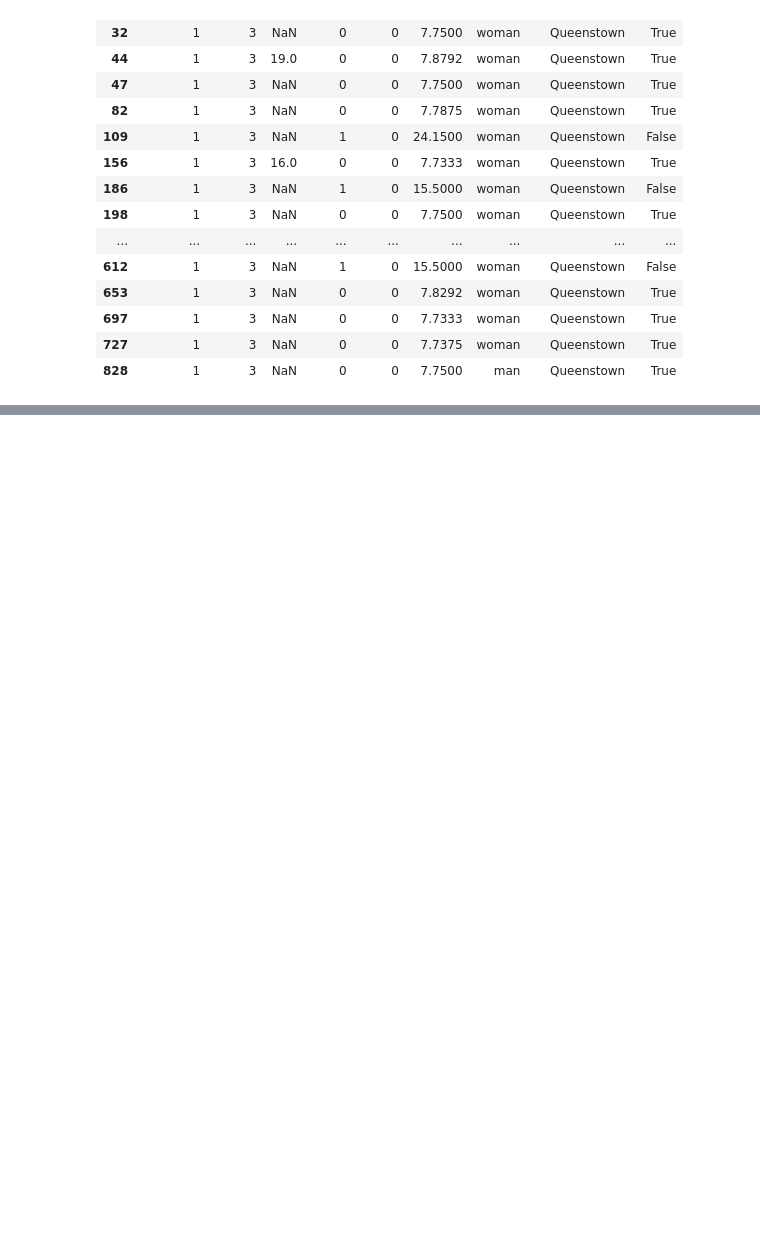
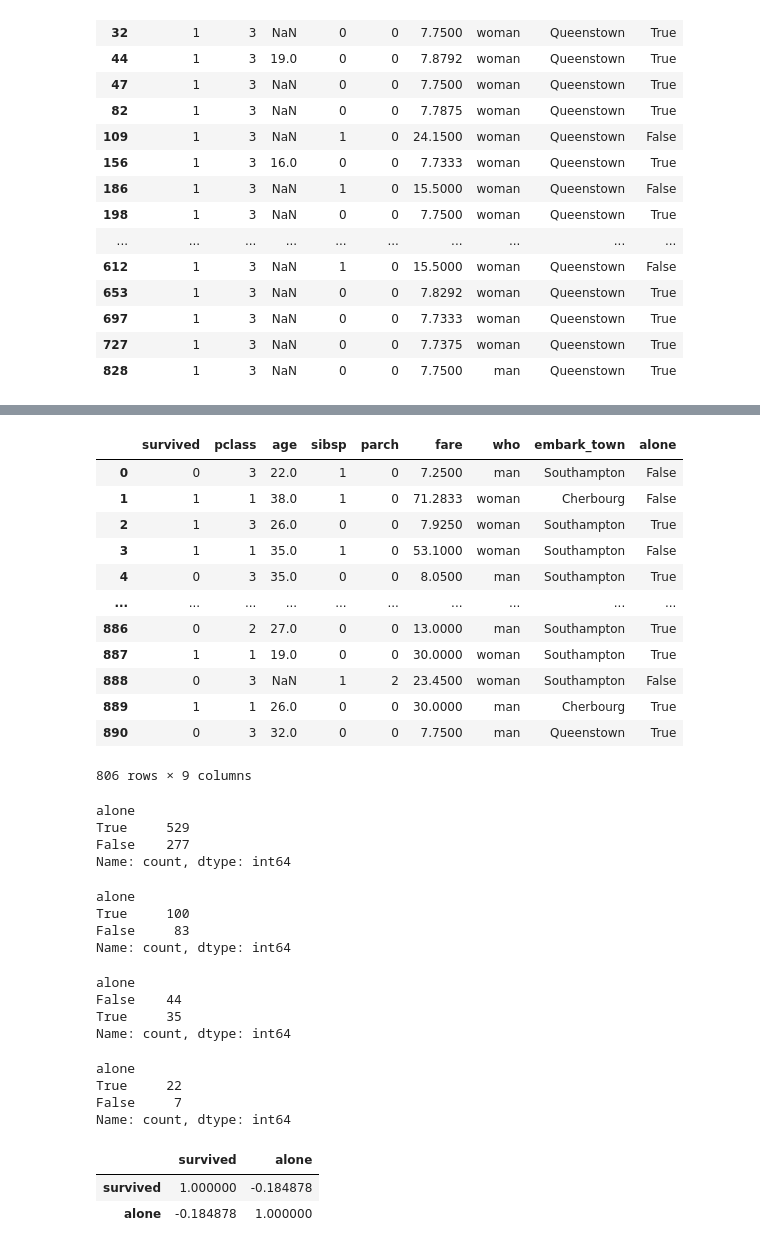
Before and after one commit to kinnhyunju/KDT, a Jupyter notebook: EX_PANDAS06/DAY04/work_김현주.ipynb, the cells around one changed output, grey strips where cells are left out. Drawn from its saved outputs; the diff is of its cells as text; code cells hidden in the pictures; blank space fills up the shorter version.

```diff
--- a/EX_PANDAS06/DAY04/work_김현주.ipynb
+++ b/EX_PANDAS06/DAY04/work_김현주.ipynb
@@ -260,0 +325,60 @@ titDF[(titDF['survived']==1)&(titDF['embark_town']=='Queenstown')]
+# %%
+# 성인으로만 이루어진 DataFrame 생성
+adultDF = titDF[~(titDF['who']=='child')]
+adultDF
+# %% [output]
+|  | survived | pclass | age | sibsp | parch | fare | who | embark_town | alone |
+| 0 | 0 | 3 | 22.0 | 1 | 0 | 7.2500 | man | Southampton | False |
+| 1 | 1 | 1 | 38.0 | 1 | 0 | 71.2833 | woman | Cherbourg | False |
+| 2 | 1 | 3 | 26.0 | 0 | 0 | 7.9250 | woman | Southampton | True |
+| 3 | 1 | 1 | 35.0 | 1 | 0 | 53.1000 | woman | Southampton | False |
+| 4 | 0 | 3 | 35.0 | 0 | 0 | 8.0500 | man | Southampton | True |
+| ... | ... | ... | ... | ... | ... | ... | ... | ... | ... |
+| 886 | 0 | 2 | 27.0 | 0 | 0 | 13.0000 | man | Southampton | True |
+| 887 | 1 | 1 | 19.0 | 0 | 0 | 30.0000 | woman | Southampton | True |
+| 888 | 0 | 3 | NaN | 1 | 2 | 23.4500 | woman | Southampton | False |
+| 889 | 1 | 1 | 26.0 | 0 | 0 | 30.0000 | man | Cherbourg | True |
+| 890 | 0 | 3 | 32.0 | 0 | 0 | 7.7500 | man | Queenstown | True |
+806 rows × 9 columns
+# %%
+# 성인 생존자 중 탑승 일행에 따른 빈도수 출력
+adultDF['alone'].value_counts()
+# True : 529, False : 277
+# %% [output]
+alone
+True     529
+False    277
+Name: count, dtype: int64
+# %%
+South_adultDF = adultDF[(adultDF['survived']==1)&(adultDF['embark_town']=='Southampton')]
+South_adultDF['alone'].value_counts()
+# True : 100, False : 83
+# %% [output]
+alone
+True     100
+False     83
+Name: count, dtype: int64
+# %%
+Cher_adultDF = adultDF[(adultDF['survived']==1)&(adultDF['embark_town']=='Cherbourg')]
+Cher_adultDF['alone'].value_counts()
+# True : 35, False : 44
+# %% [output]
+alone
+False    44
+True     35
+Name: count, dtype: int64
+# %%
+Queens_adultDF = adultDF[(adultDF['survived']==1)&(adultDF['embark_town']=='Queenstown')]
+Queens_adultDF['alone'].value_counts()
+# True : 22, False : 7
+# %% [output]
+alone
+True     22
+False     7
+Name: count, dtype: int64
+# %%
+adultDF[['survived','alone']].corr()
+# %% [output]
+|  | survived | alone |
+| survived | 1.000000 | -0.184878 |
+| alone | -0.184878 | 1.000000 |
```
Also changed, not shown: parts of 8 cells of this notebook.
